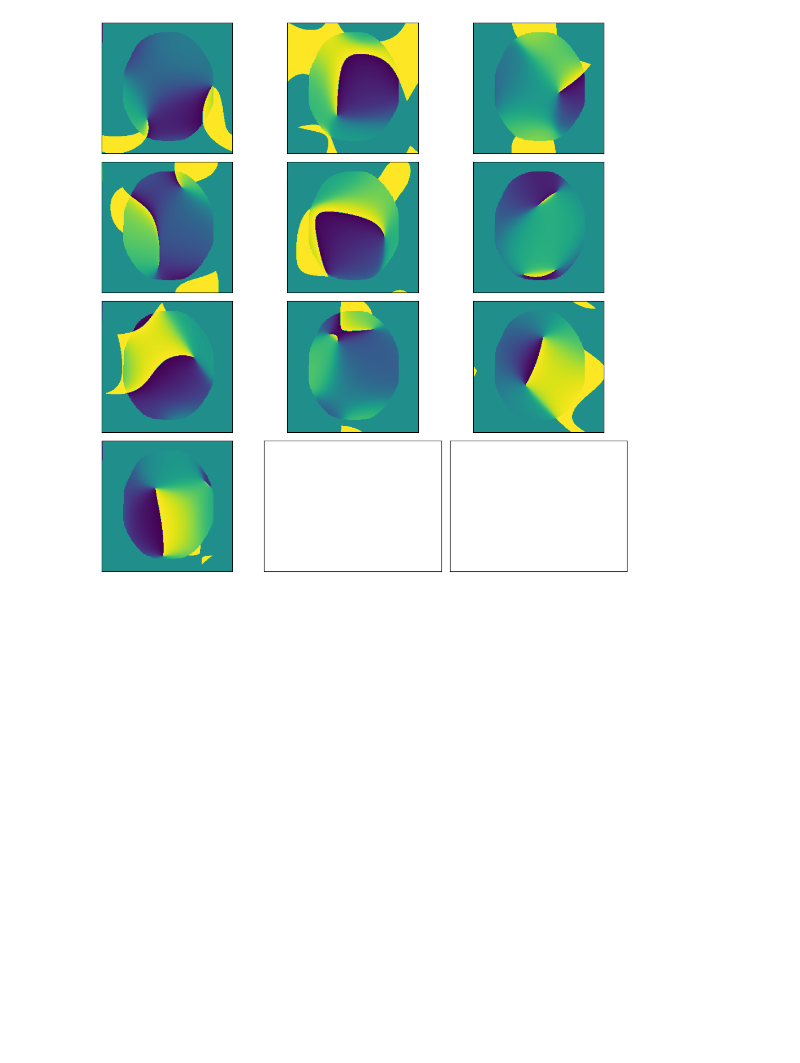
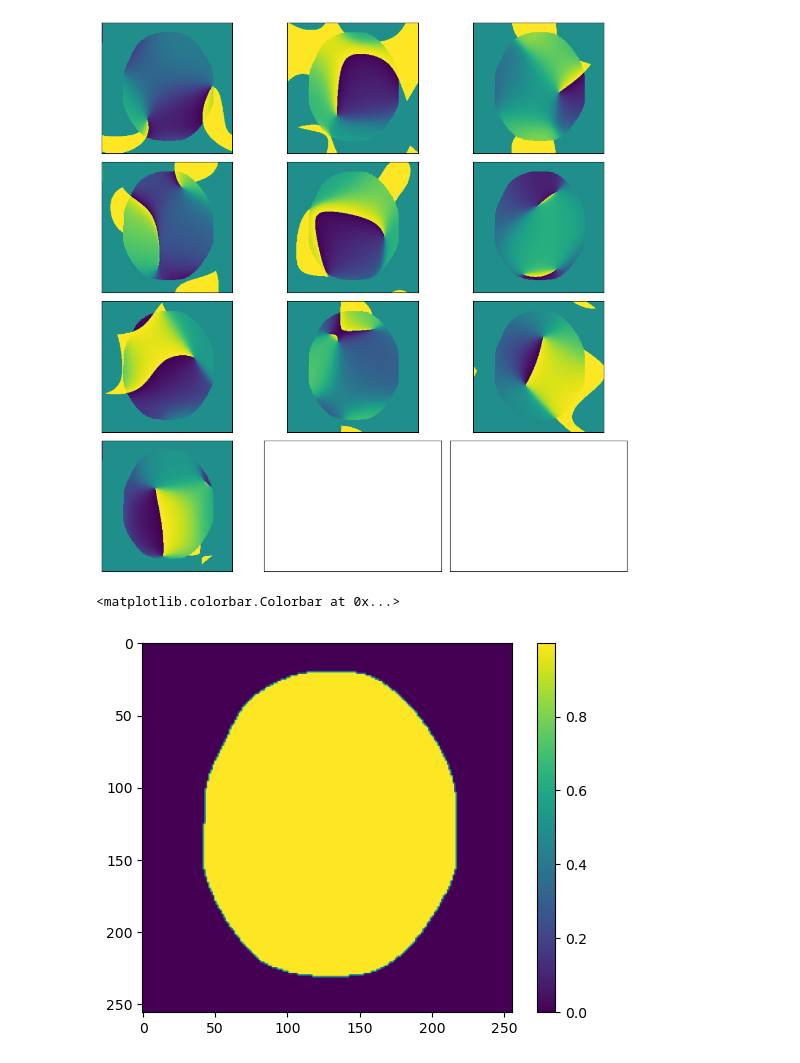
Before and after one commit to brendo-k/mri_machine_learning_reconstruction, a Jupyter notebook: create_compressed_coils.ipynb, the cells around one changed output. Drawn from its saved outputs; the diff is of its cells as text; code cells hidden in the pictures; blank space fills up the shorter version.

```diff
--- a/create_compressed_coils.ipynb
+++ b/create_compressed_coils.ipynb
@@ -75,4 +75,10 @@ image_slices(np.angle(sense_maps))
         [<Axes: >, <Axes: >, <Axes: >],
         [<Axes: >, <Axes: >, <Axes: >]], dtype=object))
 [figure]
+# %%
+plt.imshow(np.sum(np.abs(sense_maps * sense_maps.conj()), axis=0))
+plt.colorbar()
+# %% [output]
+<matplotlib.colorbar.Colorbar at 0x...>
+[figure, added]
 # %%
```
Also changed, not shown: parts of 1 cell of this notebook, 4 other files.
